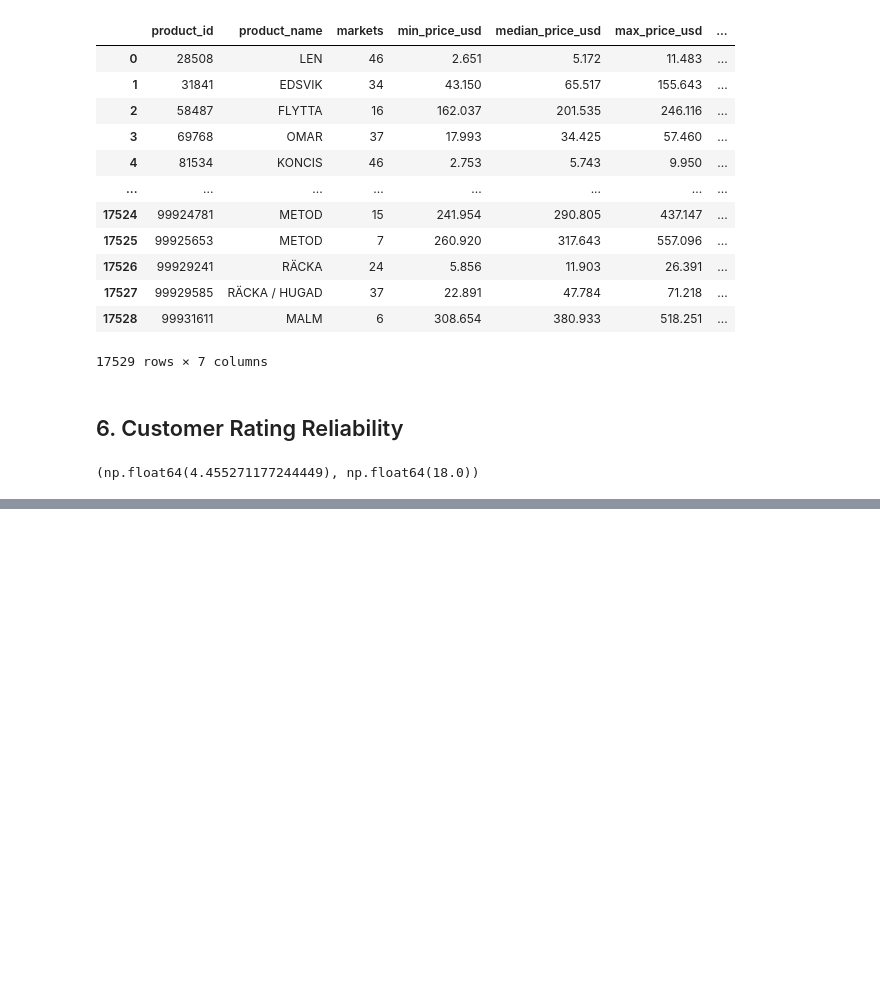
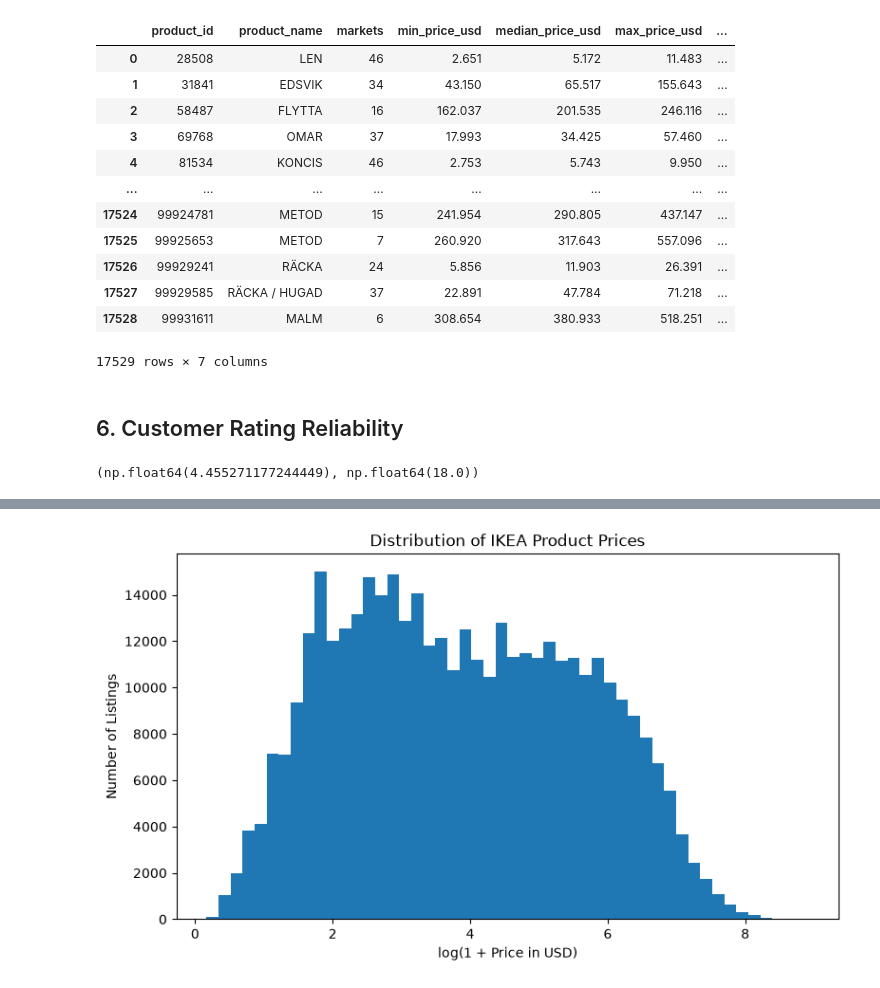
Before and after one commit to andrew-zhou23/ikea-global-pricing-analysis, a Jupyter notebook: notebooks/ikea_global_pricing_analysis.ipynb, the cells around one changed output, grey strips where cells are left out. Cells and saved outputs as stored; diff of their text form; code cells hidden in the pictures; blank space fills up the shorter version.

```diff
--- a/notebooks/ikea_global_pricing_analysis.ipynb
+++ b/notebooks/ikea_global_pricing_analysis.ipynb
@@ -901,0 +1039,18 @@ value_df = rating_df[
+# %%
+plt.figure(figsize=(9, 5))
+
+plt.hist(
+    np.log1p(price_df["price_usd"]),
+    bins=50
+)
+
+plt.xlabel("log(1 + Price in USD)")
+plt.ylabel("Number of Listings")
+
+plt.title(
+    "Distribution of IKEA Product Prices"
+)
+
+plt.show()
+# %% [output]
+[figure, added]
```
Also changed, not shown: parts of 36 cells of this notebook, 3 other files.
